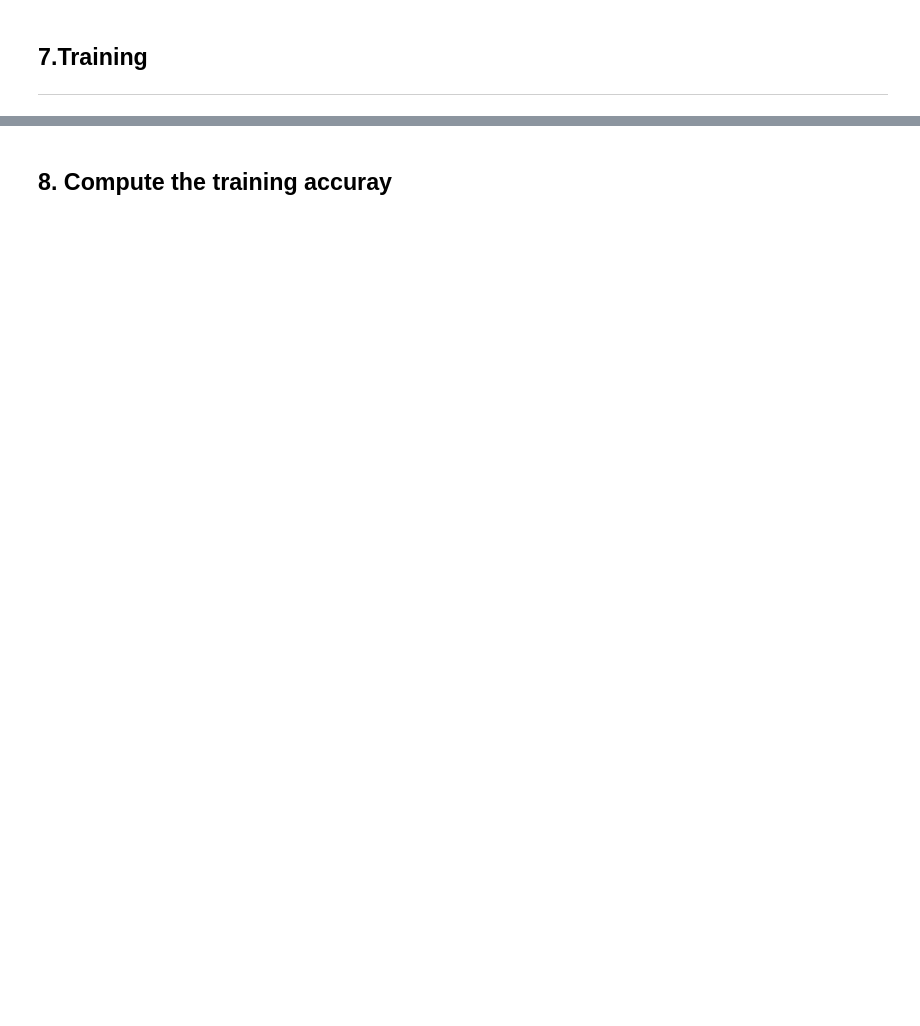
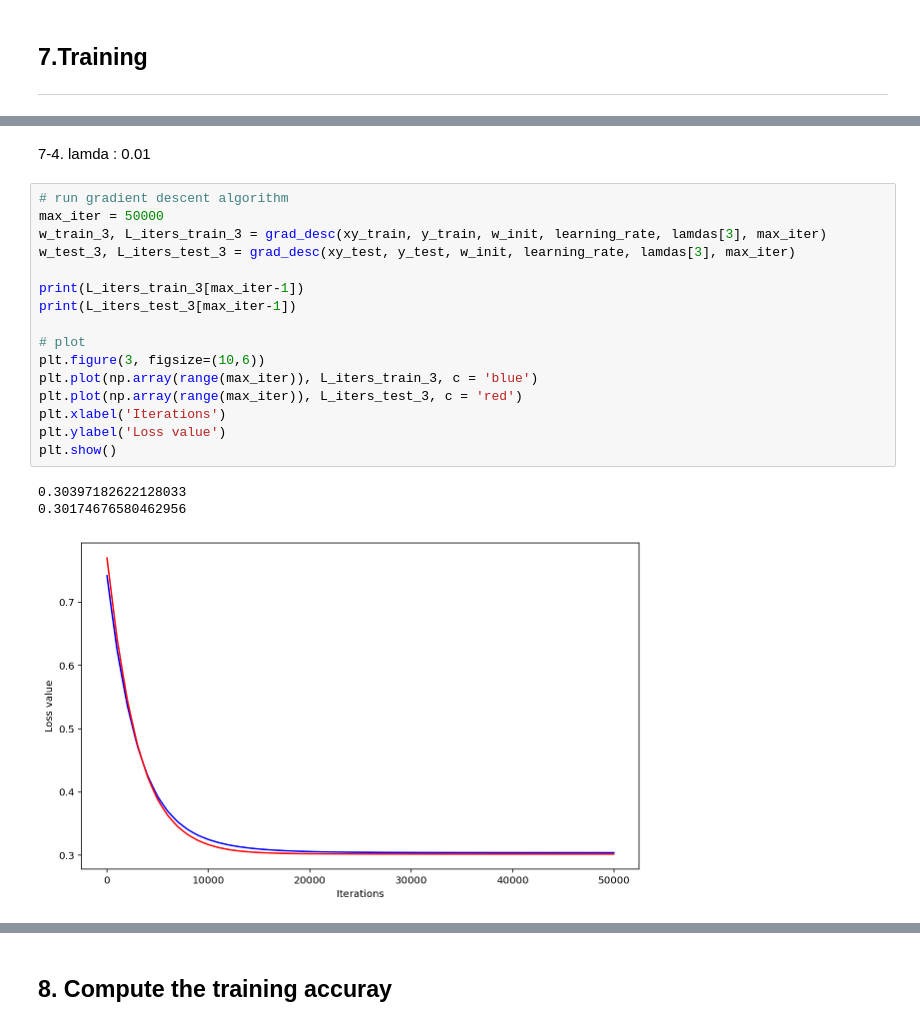
Before and after one commit to wkdthf21/Machine-Learning-Assignment, a Jupyter notebook: 06/assignment #6.ipynb, the cells around one changed output, grey strips where cells are left out. Cells and saved outputs as stored; diff of their text form; blank space fills up the shorter version.

```diff
--- a/06/assignment #6.ipynb
+++ b/06/assignment #6.ipynb
@@ -247,0 +309,22 @@ learning_rate =
+# %% [markdown]
+7-4. lamda : 0.01
+# %%
+# run gradient descent algorithm
+max_iter = 50000
+w_train_3, L_iters_train_3 = grad_desc(xy_train, y_train, w_init, learning_rate, lamdas[3], max_iter)
+w_test_3, L_iters_test_3 = grad_desc(xy_test, y_test, w_init, learning_rate, lamdas[3], max_iter)
+
+print(L_iters_train_3[max_iter-1])
+print(L_iters_test_3[max_iter-1])
+
+# plot
+plt.figure(3, figsize=(10,6))
+plt.plot(np.array(range(max_iter)), L_iters_train_3, c = 'blue')
+plt.plot(np.array(range(max_iter)), L_iters_test_3, c = 'red')
+plt.xlabel('Iterations')
+plt.ylabel('Loss value')
+plt.show()
+# %% [output]
+0.30397182622128033
+0.30174676580462956
+[figure, added]
```
Also changed, not shown: parts of 17 cells of this notebook.
